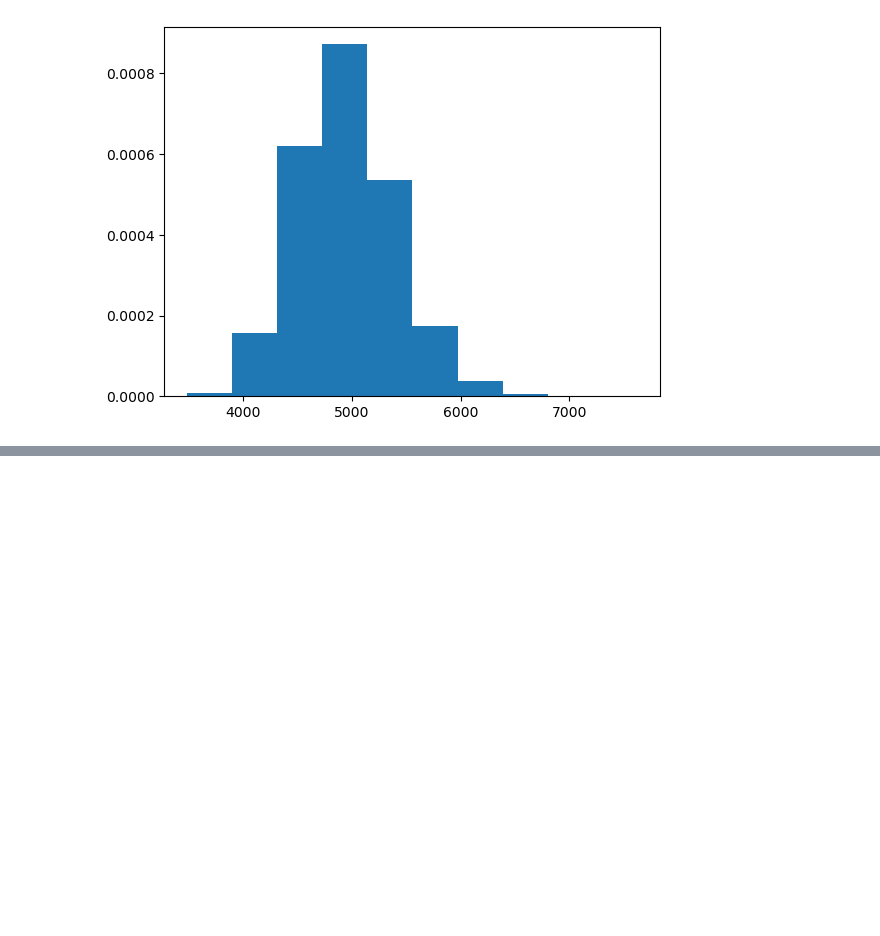
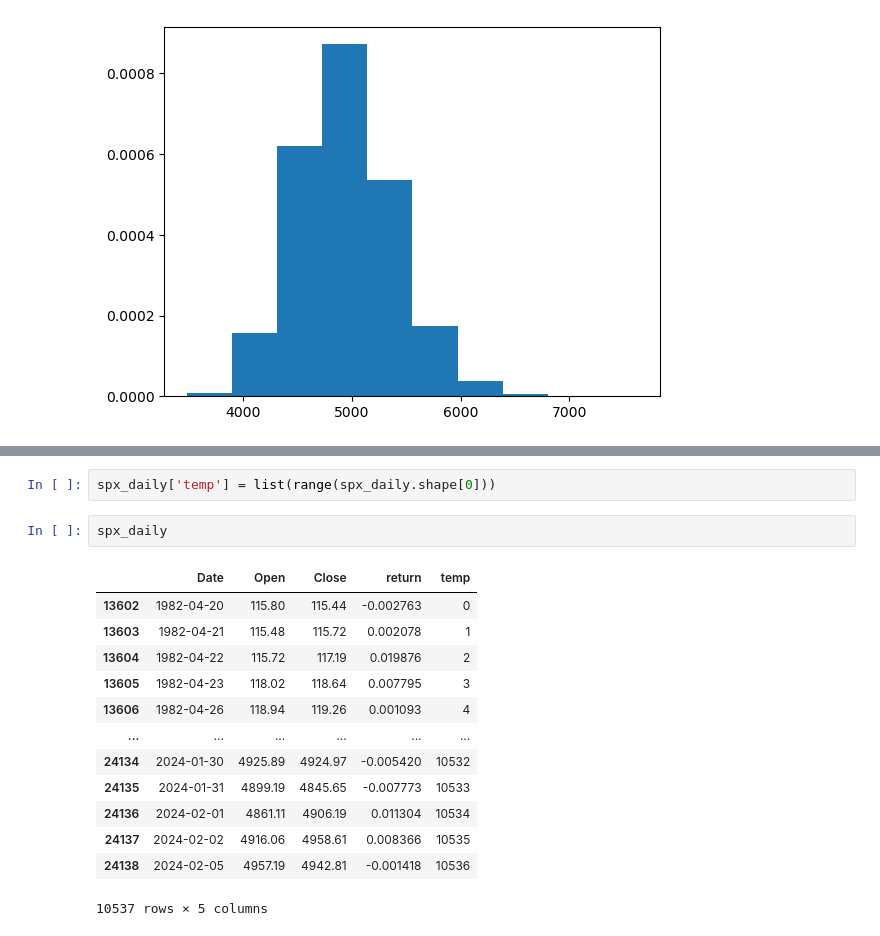
Before and after one commit to ijamil1/kalshi_mm, a Jupyter notebook: deep dive into Implied Probability and GBM processes.ipynb, the cells around one changed output, grey strips where cells are left out. Saved outputs shown, nothing was run; the diff lists cells and outputs as text; blank space fills up the shorter version.

```diff
--- a/deep dive into Implied Probability and GBM processes.ipynb
+++ b/deep dive into Implied Probability and GBM processes.ipynb
@@ -550,0 +551,18 @@ spx.history(start='2024-02-03', end = '2024-02-07')
+# %%
+spx_daily['temp'] = list(range(spx_daily.shape[0]))
+# %%
+spx_daily
+# %% [output]
+|  | Date | Open | Close | return | temp |
+| 13602 | 1982-04-20 | 115.80 | 115.44 | -0.002763 | 0 |
+| 13603 | 1982-04-21 | 115.48 | 115.72 | 0.002078 | 1 |
+| 13604 | 1982-04-22 | 115.72 | 117.19 | 0.019876 | 2 |
+| 13605 | 1982-04-23 | 118.02 | 118.64 | 0.007795 | 3 |
+| 13606 | 1982-04-26 | 118.94 | 119.26 | 0.001093 | 4 |
+| ... | ... | ... | ... | ... | ... |
+| 24134 | 2024-01-30 | 4925.89 | 4924.97 | -0.005420 | 10532 |
+| 24135 | 2024-01-31 | 4899.19 | 4845.65 | -0.007773 | 10533 |
+| 24136 | 2024-02-01 | 4861.11 | 4906.19 | 0.011304 | 10534 |
+| 24137 | 2024-02-02 | 4916.06 | 4958.61 | 0.008366 | 10535 |
+| 24138 | 2024-02-05 | 4957.19 | 4942.81 | -0.001418 | 10536 |
+10537 rows × 5 columns
```
Also changed, not shown: parts of 32 cells of this notebook, 1 other file.
